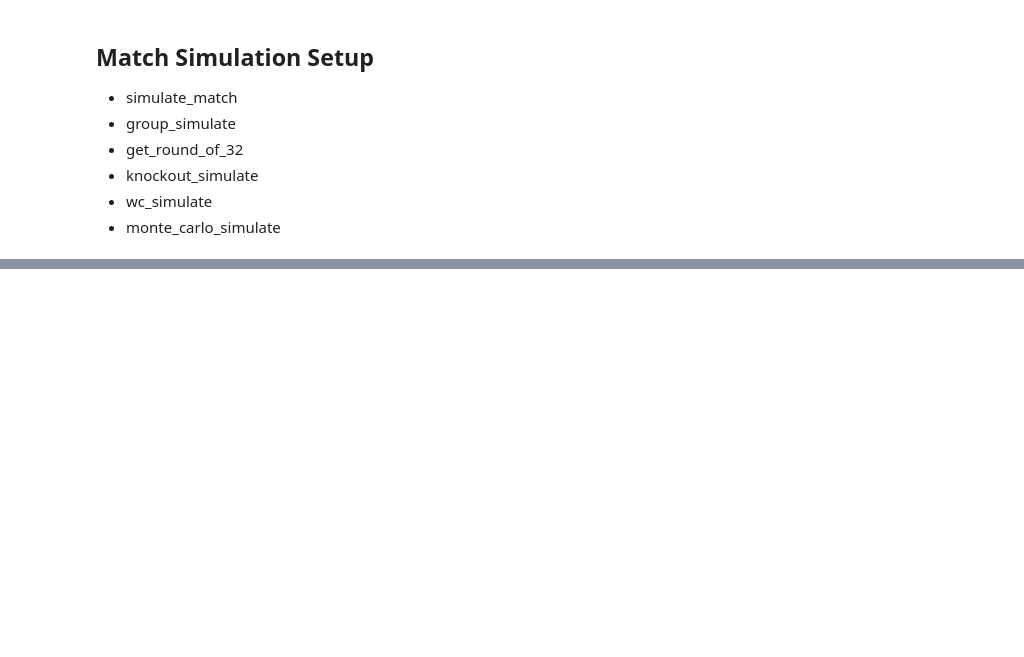
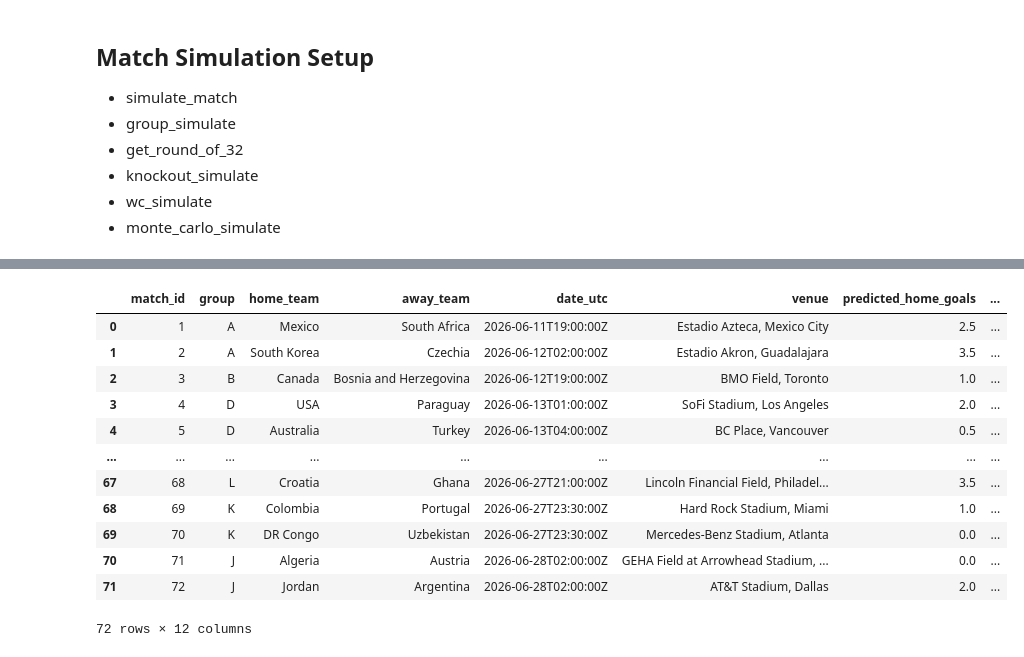
Before and after one commit to Currybon30/fifa_wc_2026_datacamp, a Jupyter notebook: FIFA World Cup 2026 - DataCamp Competition/notebook.ipynb, the cells around one changed output, grey strips where cells are left out. Cells and saved outputs as stored; diff of their text form; code cells hidden in the pictures; blank space fills up the shorter version.

```diff
--- a/FIFA World Cup 2026 - DataCamp Competition/notebook.ipynb
+++ b/FIFA World Cup 2026 - DataCamp Competition/notebook.ipynb
@@ -1353,0 +1437,16 @@ def monte_carlo(elo_ratings, n=1000, seed=42):
+# %%
+final_gf
+# %% [output]
+|  | match_id | group | home_team | away_team | date_utc | venue | predicted_home_goals | ... |
+| 0 | 1 | A | Mexico | South Africa | 2026-06-11T19:00:00Z | Estadio Azteca, Mexico City | 2.5 | ... |
+| 1 | 2 | A | South Korea | Czechia | 2026-06-12T02:00:00Z | Estadio Akron, Guadalajara | 3.5 | ... |
+| 2 | 3 | B | Canada | Bosnia and Herzegovina | 2026-06-12T19:00:00Z | BMO Field, Toronto | 1.0 | ... |
+| 3 | 4 | D | USA | Paraguay | 2026-06-13T01:00:00Z | SoFi Stadium, Los Angeles | 2.0 | ... |
+| 4 | 5 | D | Australia | Turkey | 2026-06-13T04:00:00Z | BC Place, Vancouver | 0.5 | ... |
+| ... | ... | ... | ... | ... | ... | ... | ... | ... |
+| 67 | 68 | L | Croatia | Ghana | 2026-06-27T21:00:00Z | Lincoln Financial Field, Philadel... | 3.5 | ... |
+| 68 | 69 | K | Colombia | Portugal | 2026-06-27T23:30:00Z | Hard Rock Stadium, Miami | 1.0 | ... |
+| 69 | 70 | K | DR Congo | Uzbekistan | 2026-06-27T23:30:00Z | Mercedes-Benz Stadium, Atlanta | 0.0 | ... |
+| 70 | 71 | J | Algeria | Austria | 2026-06-28T02:00:00Z | GEHA Field at Arrowhead Stadium, ... | 0.0 | ... |
+| 71 | 72 | J | Jordan | Argentina | 2026-06-28T02:00:00Z | AT&T Stadium, Dallas | 2.0 | ... |
+72 rows × 12 columns
```
Also changed, not shown: parts of 19 cells of this notebook, 3 other files.
